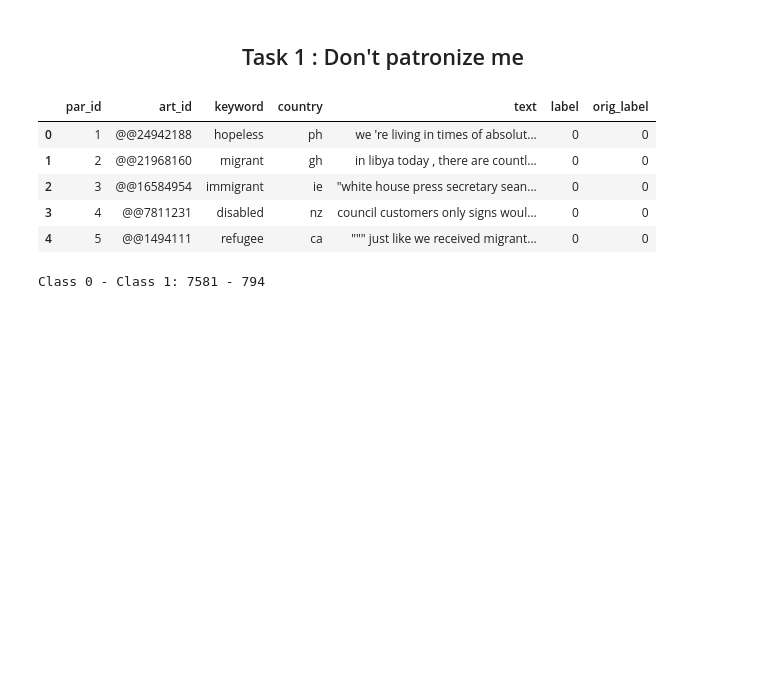
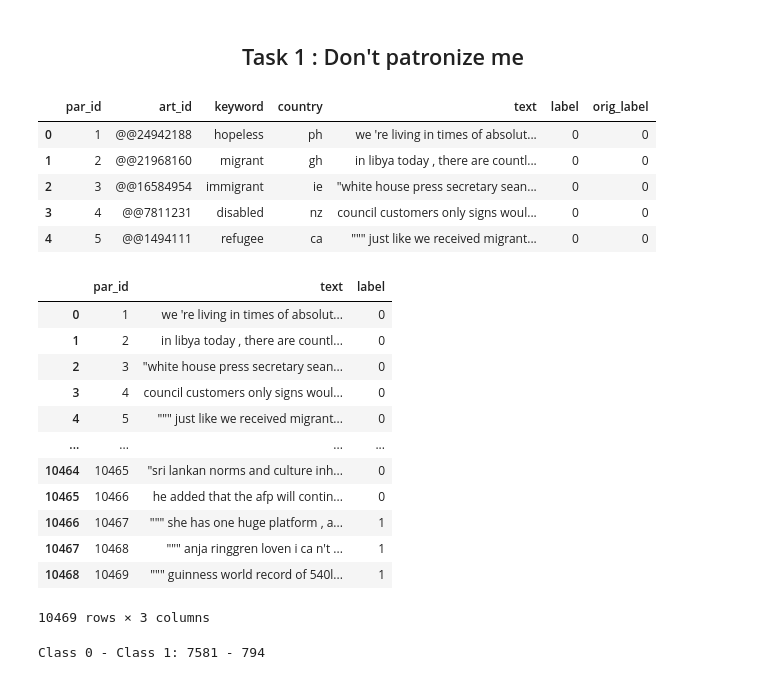
Before and after one commit to TudorAndrei/dontpatronizeme-Semeval2022, a Jupyter notebook: task1/Normal Preprocessing + Balance the data.ipynb, the cells around one changed output. Cells and saved outputs as stored; diff of their text form; code cells hidden in the pictures; blank space fills up the shorter version.

```diff
--- a/task1/Normal Preprocessing + Balance the data.ipynb
+++ b/task1/Normal Preprocessing + Balance the data.ipynb
@@ -66,6 +67,24 @@ dataset.head()
 # %%
 train = pd.read_csv("train_subset.csv")
 valid = pd.read_csv("validation_subset.csv")
+# %%
+dataset = dataset[['par_id', 'text', 'label']]
+# %%
+dataset
+# %% [output]
+|  | par_id | text | label |
+| 0 | 1 | we 're living in times of absolut... | 0 |
+| 1 | 2 | in libya today , there are countl... | 0 |
+| 2 | 3 | "white house press secretary sean... | 0 |
+| 3 | 4 | council customers only signs woul... | 0 |
+| 4 | 5 | """ just like we received migrant... | 0 |
+| ... | ... | ... | ... |
+| 10464 | 10465 | "sri lankan norms and culture inh... | 0 |
+| 10465 | 10466 | he added that the afp will contin... | 0 |
+| 10466 | 10467 | """ she has one huge platform , a... | 1 |
+| 10467 | 10468 | """ anja ringgren loven i ca n't ... | 1 |
+| 10468 | 10469 | """ guinness world record of 540l... | 1 |
+10469 rows × 3 columns
 # %%
 print("Class 0 - Class 1: {} - {}".format(len(train[train.label == 0]), len(train[train.label == 1])))
 # %% [output]
```
Also changed, not shown: parts of 14 cells of this notebook.
